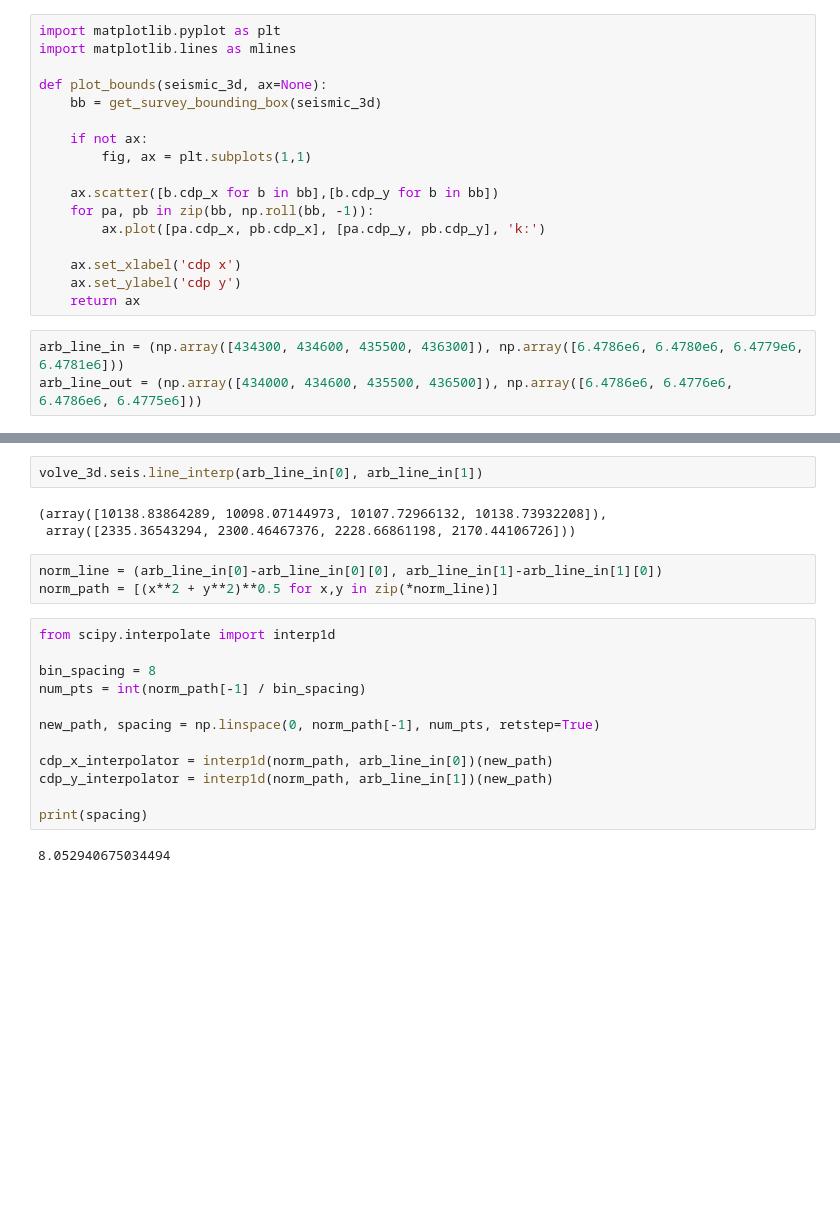
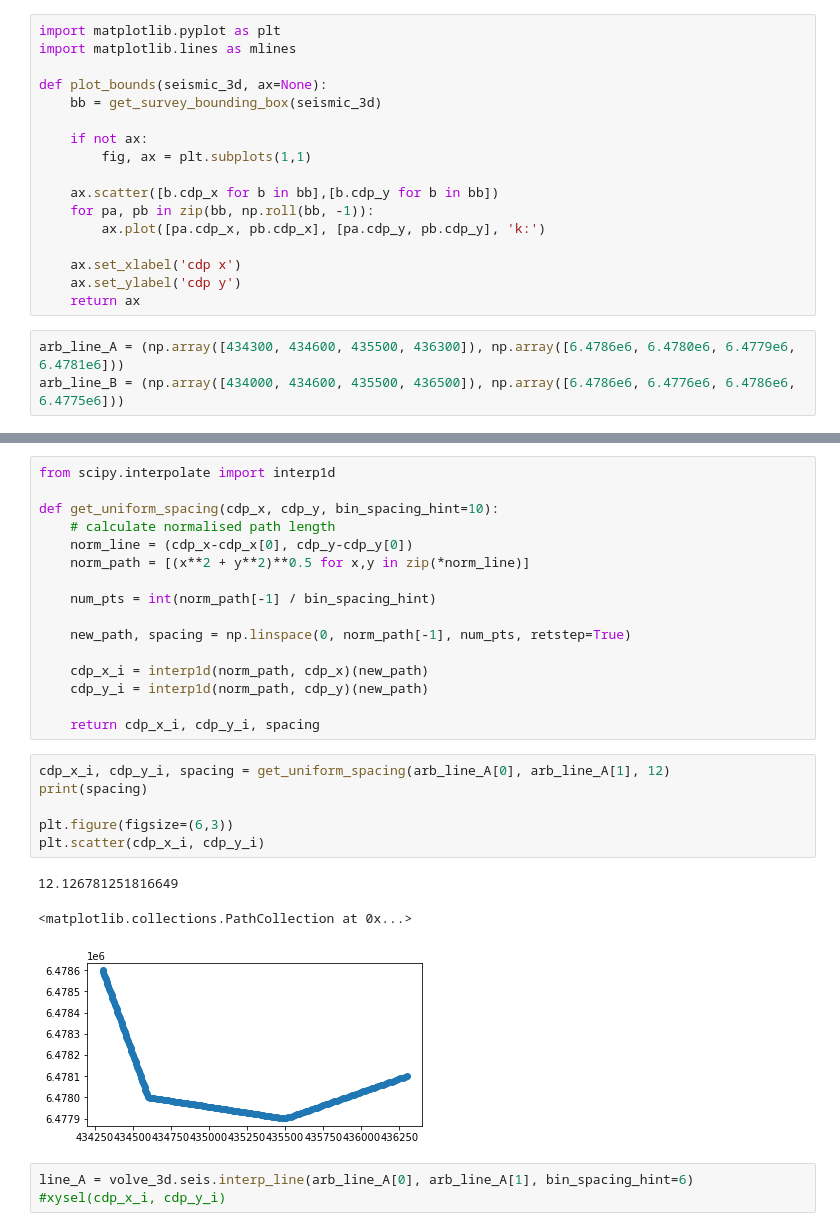
Before and after one commit to trhallam/segysak, a Jupyter notebook: examples/notebooks/example_extract_arbitrary_line.ipynb, the cells around one changed output, grey strips where cells are left out. Cells and saved outputs as stored; diff of their text form; blank space fills up the shorter version.

Commit message:
first pass arb line extraction #28

```diff
--- a/examples/notebooks/example_extract_arbitrary_line.ipynb
+++ b/examples/notebooks/example_extract_arbitrary_line.ipynb
@@ -88,7 +89,7 @@ def plot_bounds(seismic_3d, ax=None):
     ax.set_ylabel('cdp y')
     return ax
 # %%
-arb_line_in = (np.array([434300, 434600, 435500, 436300]), np.array([6.4786e6, 6.4780e6, 6.4779e6, 6.4781e6]))
-arb_line_out = (np.array([434000, 434600, 435500, 436500]), np.array([6.4786e6, 6.4776e6, 6.4786e6, 6.4775e6]))
+arb_line_A = (np.array([434300, 434600, 435500, 436300]), np.array([6.4786e6, 6.4780e6, 6.4779e6, 6.4781e6]))
+arb_line_B = (np.array([434000, 434600, 435500, 436500]), np.array([6.4786e6, 6.4776e6, 6.4786e6, 6.4775e6]))
 # %%
 ax = plot_bounds(volve_3d)
@@ -97,25 +98,31 @@ ax.plot(arb_line_out[0], arb_line_out[1], '.-')
 # %% [output]
 [<matplotlib.lines.Line2D at 0x...>]
 [figure]
-# %%
-volve_3d.seis.line_interp(arb_line_in[0], arb_line_in[1])
-# %% [output]
-(array([10138.83864289, 10098.07144973, 10107.72966132, 10138.73932208]),
- array([2335.36543294, 2300.46467376, 2228.66861198, 2170.44106726]))
-# %%
-norm_line = (arb_line_in[0]-arb_line_in[0][0], arb_line_in[1]-arb_line_in[1][0])
-norm_path = [(x**2 + y**2)**0.5 for x,y in zip(*norm_line)]
 # %%
 from scipy.interpolate import interp1d
 
-bin_spacing = 8
-num_pts = int(norm_path[-1] / bin_spacing)
+def get_uniform_spacing(cdp_x, cdp_y, bin_spacing_hint=10):
+    # calculate normalised path length
+    norm_line = (cdp_x-cdp_x[0], cdp_y-cdp_y[0])
+    norm_path = [(x**2 + y**2)**0.5 for x,y in zip(*norm_line)]
 
-new_path, spacing = np.linspace(0, norm_path[-1], num_pts, retstep=True)
+    num_pts = int(norm_path[-1] / bin_spacing_hint)
 
-cdp_x_interpolator = interp1d(norm_path, arb_line_in[0])(new_path)
-cdp_y_interpolator = interp1d(norm_path, arb_line_in[1])(new_path)
+    new_path, spacing = np.linspace(0, norm_path[-1], num_pts, retstep=True)
 
-print(spacing)
+    cdp_x_i = interp1d(norm_path, cdp_x)(new_path)
+    cdp_y_i = interp1d(norm_path, cdp_y)(new_path)
+
+    return cdp_x_i, cdp_y_i, spacing
-# %% [output]
-8.052940675034494
+# %%
+cdp_x_i, cdp_y_i, spacing = get_uniform_spacing(arb_line_A[0], arb_line_A[1], 12)
+print(spacing)
+
+plt.figure(figsize=(6,3))
+plt.scatter(cdp_x_i, cdp_y_i)
+# %% [output]
+12.126781251816649
+<matplotlib.collections.PathCollection at 0x...>
+[figure, added]
+# %%
+line_A = volve_3d.seis.interp_line(arb_line_A[0], arb_line_A[1], bin_spacing_hint=6) #xysel(cdp_x_i, cdp_y_i)
```
Also changed, not shown: parts of 7 cells of this notebook, 5 other files.
